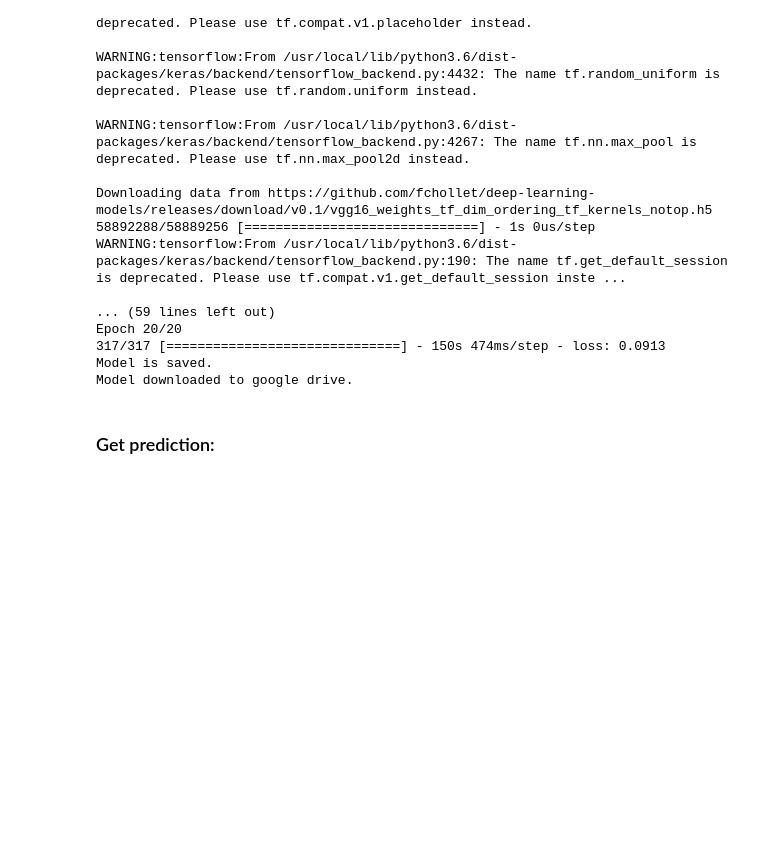
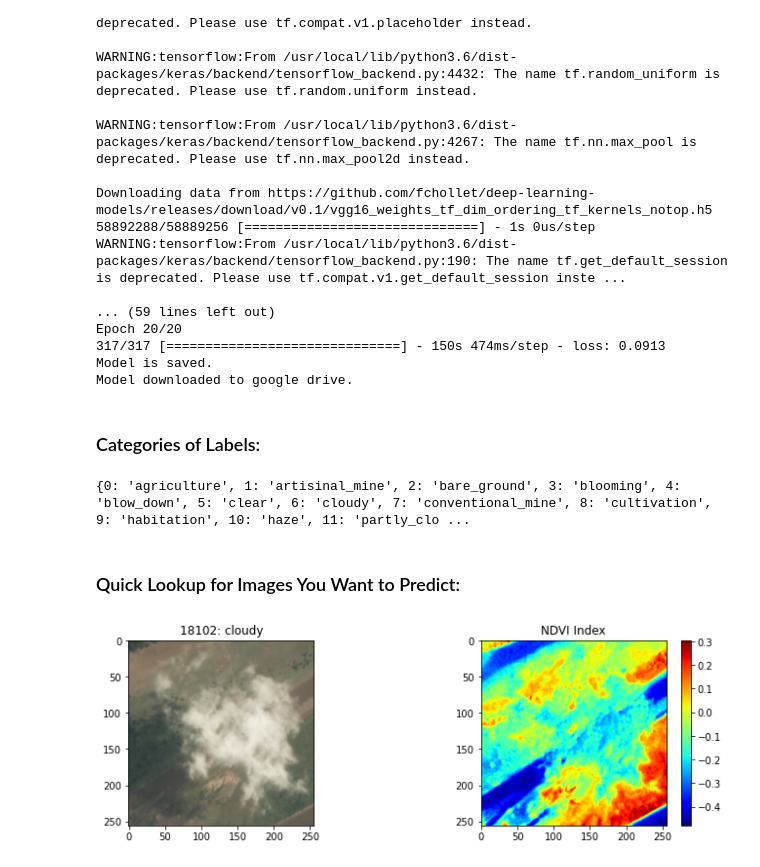
Before and after one commit to ZhiliWang/geospatial-imagery-ndvi, a Jupyter notebook: deep_earth.ipynb, the cells around one changed output. Cells and saved outputs as stored; diff of their text form; code cells hidden in the pictures; blank space fills up the shorter version.

Commit message:
Edited and Added More Contents for "Prediction"
    * Edited a preview section for selected image
    * Added a section to predict several images at once
    * Adding global variables for file paths

```diff
--- a/deep_earth.ipynb
+++ b/deep_earth.ipynb
@@ -122,8 +129,8 @@ display(HTML("<style>.container { width:100% !important; }</style>"))
 # %% [markdown]
 Data includes: jpg images, tif images, csv file
 # %%
-# map_csv = read_csv('/Users/zhiliwang/Documents/nu_dl/forest/data/train_v2.csv')
-map_csv = pd.read_csv('/content/drive/My Drive/dl_final_data/train_v2.csv')
+map_csv = pd.read_csv('/Users/zhiliwang/Documents/nu_dl/forest/data/train_v2.csv')
+# map_csv = pd.read_csv('/content/drive/My Drive/dl_final_data/train_v2.csv')
 print("There are {} images, and {} columns in the label file.".format(map_csv.shape[0], map_csv.shape[1]))
 print(map_csv.head())
 print('-' * 60)
@@ -817,5 +828,45 @@ def prediction_to_tags(inv_mapping, prediction):
     values = prediction.round()
     tags = [inv_mapping[i] for i in range(len(values)) if values[i] == 1.0]
     return tags
-# %% [markdown]
-<h3>Get prediction: </h3>
+# %% [markdown]
+<h3>Categories of Labels:
+# %%
+#from keras.models import load_model
+
+# mapping_csv = pd.read_csv('/content/drive/My Drive/dl_final_data/train_v2.csv')
+mapping_csv = pd.read_csv('/Users/zhiliwang/Documents/nu_dl/forest/data/train_v2.csv')
+# model = load_model('/content/drive/My Drive/final_model.h5')
+model = load_model('model/final_model.h5')
+_, inv_mapping = create_tag_map(mapping_csv)
+# print(tag_mapping)
+print(inv_mapping)
+# %% [output]
+{0: 'agriculture', 1: 'artisinal_mine', 2: 'bare_ground', 3: 'blooming', 4: 'blow_down', 5: 'clear', 6: 'cloudy', 7: 'conventional_mine', 8: 'cultivation', 9: 'habitation', 10: 'haze', 11: 'partly_clo ...
+# %% [markdown]
+<h3>Quick Lookup for Images You Want to Predict: </h3>
+# %%
+# img_path = '/content/drive/My Drive/dl_final_data/train-jpg/train_{}.jpg'.format(idex)
+img_path = '/Users/zhiliwang/Documents/nu_dl/forest/data/train-jpg/train_{}.jpg'.format(idex)
+loaded_img = load_image(img_path)
+share_dex = "18102" # we only uploaded 1-9 and 18102, 172, 2170, 24400, 22599, 23498, 19903, 13601, 20803
+# man_tif_path = '/content/drive/My Drive/dl_final_data/train-tif-v2/train_{}.tif'.format(share_dex)
+# manual_path = '/content/drive/My Drive/dl_final_data/train-jpg/train_{}.jpg'.format(share_dex)
+man_tif_path = '/Users/zhiliwang/Documents/nu_dl/forest/data/train-tif-v2/train_{}.tif'.format(share_dex)
+manual_path = '/Users/zhiliwang/Documents/nu_dl/forest/data/train-jpg/train_{}.jpg'.format(share_dex)
+img = io.imread(man_tif_path) / io.imread(man_tif_path).max()
+ndvis = (img[:,:,3] - img[:,:,0])/((img[:,:,3] + img[:,:,0]))
+
+man_tif_dex = man_tif_path.split("train_")[1].split('.')[0]
+plt.figure(figsize=(12,3.5))
+plt.subplot(121)
+dex = manual_path.split("train_")[1].split('.')[0]
+plt.imshow(plt.imread(manual_path))
+plt.title("{}: {}".format(dex, map_csv['tags'][int(dex)]))
+
+plt.subplot(122)
+plt.title('NDVI Index')
+plt.imshow(ndvis, cmap='jet')
+plt.colorbar()
+plt.show()
+# %% [output]
+[figure, added]
```
Also changed, not shown: parts of 14 cells of this notebook.
